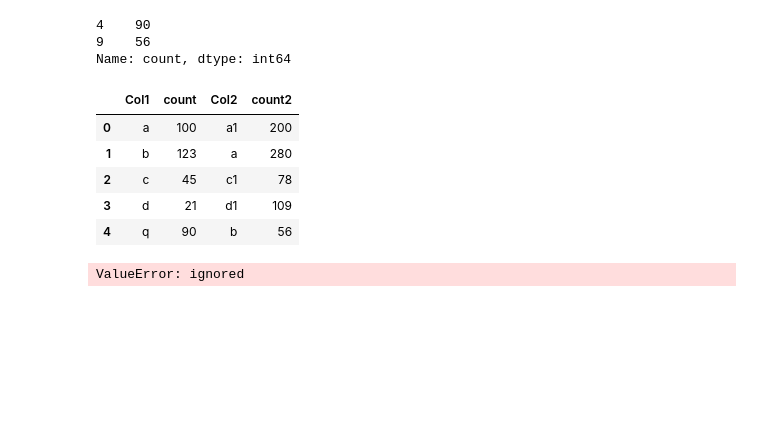
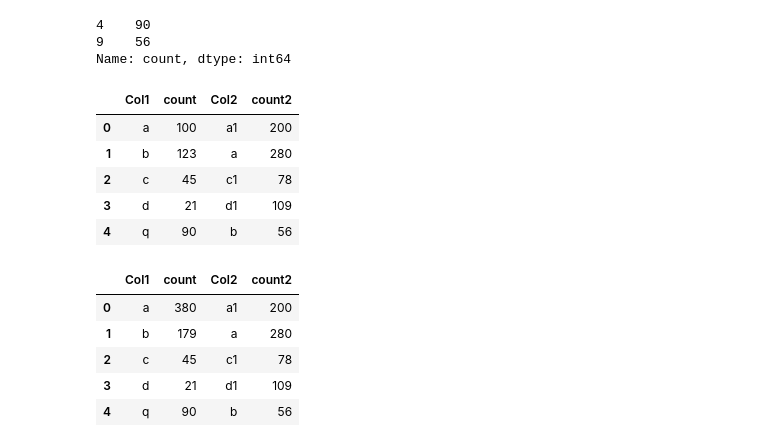
Before and after one commit to Yamada8412/Prog2kakushin, a Jupyter notebook: work1.ipynb, the cells around one changed output. Cells and saved outputs as stored; diff of their text form; code cells hidden in the pictures; blank space fills up the shorter version.

```diff
--- a/work1.ipynb
+++ b/work1.ipynb
@@ -185,19 +185,32 @@ qwe
 | 3 | d | 21 | d1 | 109 |
 | 4 | q | 90 | b | 56 |
 # %%
+from urllib.parse import parse_qs
 a = pd.DataFrame()
 # for i in range(len(qwe)):
 #   qwe['count'] = np.where(qwe['Col2'] == qwe.loc[i,'Col1'],qwe['count'] += qwe['count2'],qwe['count'] = qwe['count'])
 
 #for i in range(len(qwe)):
   #print(qwe.loc[i,'Col1'] == qwe['Col2'])
   #if qwe.loc[i,'Col1'] == qwe['Col2']:
     #print('a')
   #qwe[qwe.loc[i,'Col1'] == qwe['Col2']]['count2']
   #qwe.loc[i,'count'] +=
 
 # qwe.loc[1,'count'] = qwe.loc[1,'count'] + qwe.loc[2,'count']
 # qwe
-qwe[qwe.loc[0,'Col1'] == qwe['Col2']]['Col2']
+for i in range(5):
+  try:
+    a = qwe[qwe.loc[i,'Col1'] == qwe['Col2']]
+    qwe.loc[i,'count'] += int(a['count2'])
+  except:
+    pass
+  #print(qwe.loc[i,'Col1'])
+qwe
 # %% [output]
-ValueError: ignored
+|  | Col1 | count | Col2 | count2 |
+| 0 | a | 380 | a1 | 200 |
+| 1 | b | 179 | a | 280 |
+| 2 | c | 45 | c1 | 78 |
+| 3 | d | 21 | d1 | 109 |
+| 4 | q | 90 | b | 56 |
```
